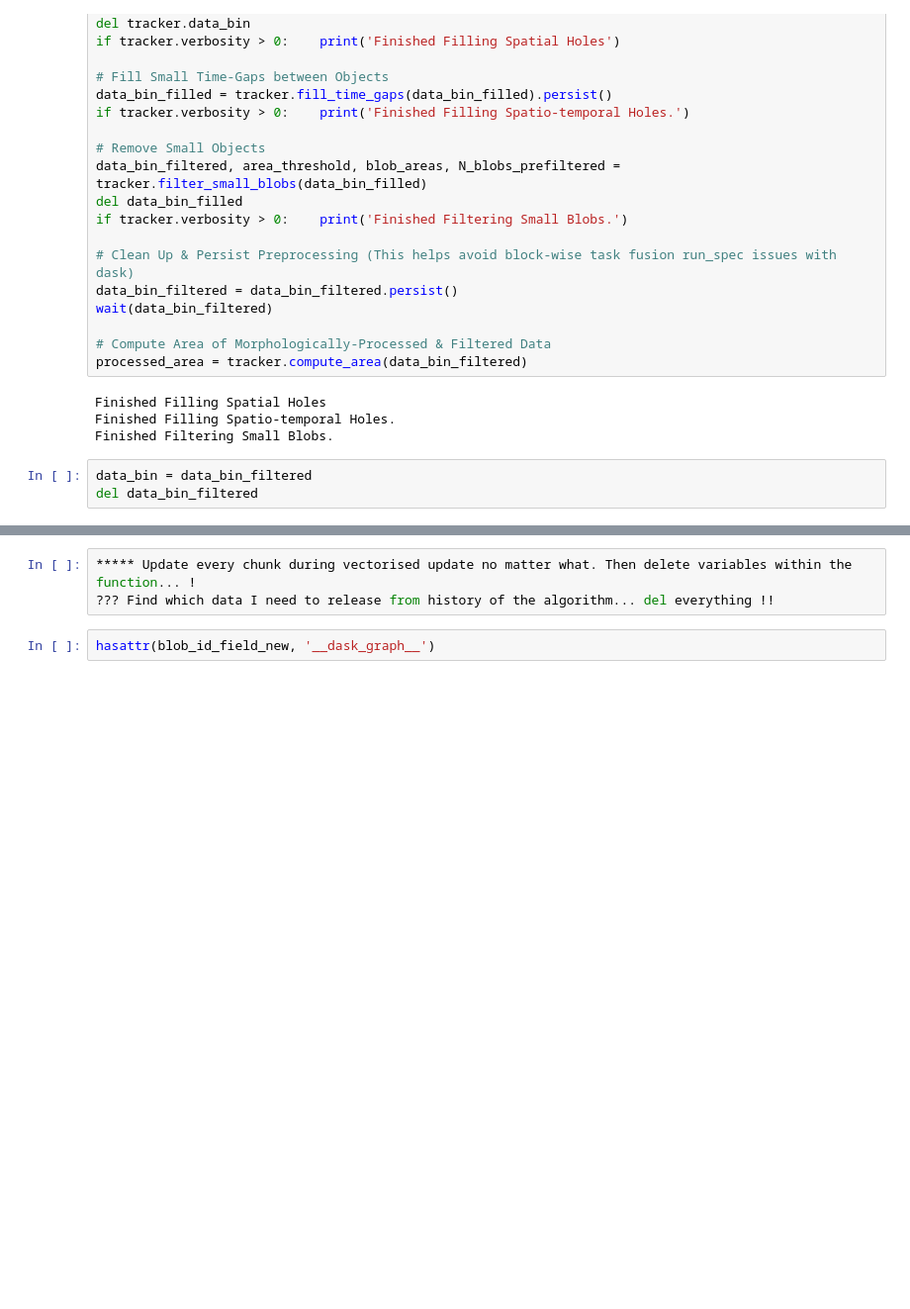
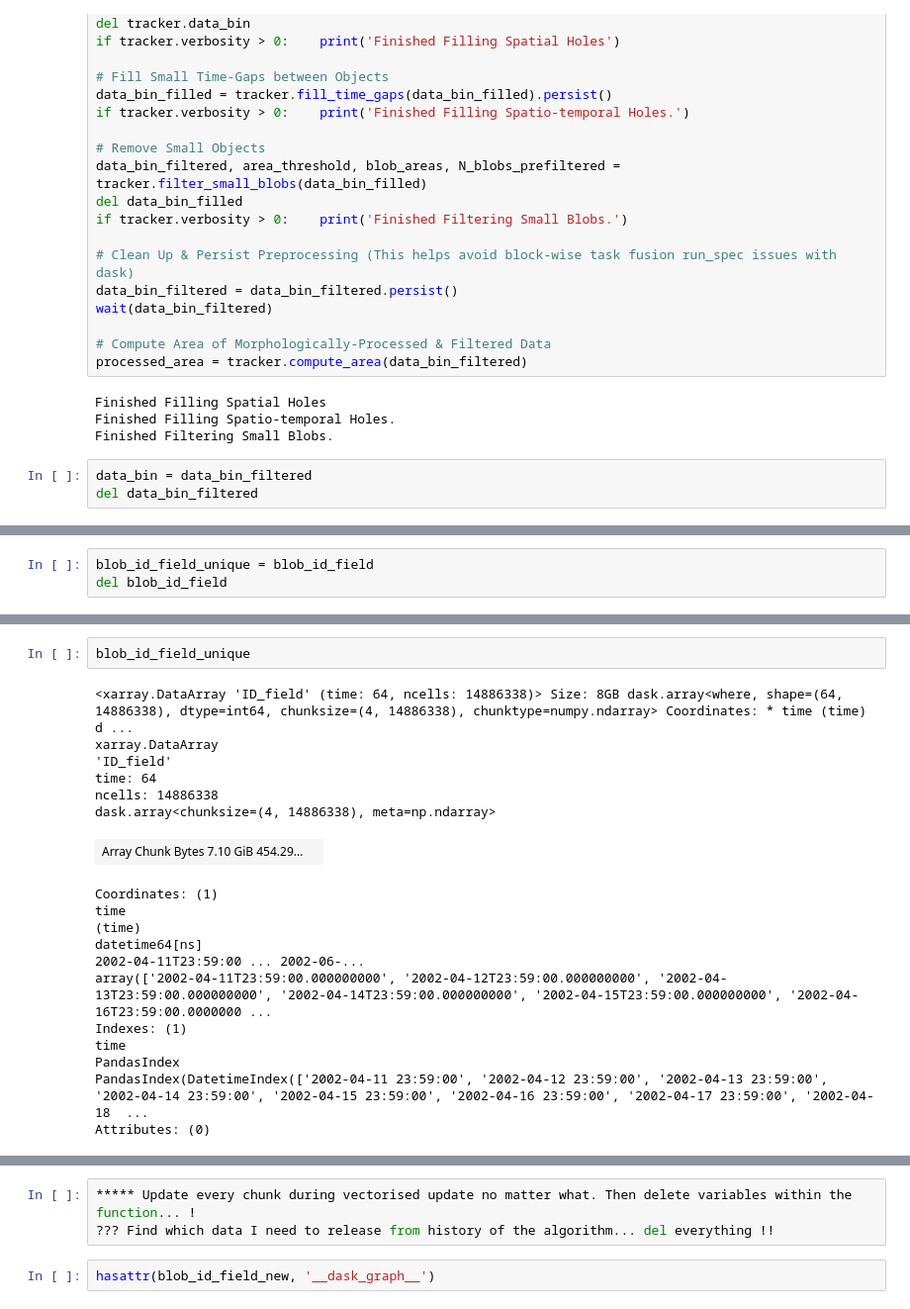
Before and after one commit to wienkers/spot_the_blOb, a Jupyter notebook: notebooks/unstructured/02_id_track_events.ipynb, the cells around one changed output, grey strips where cells are left out. Shown at 99% size. Saved outputs shown, nothing was run; the diff lists cells and outputs as text; blank space fills up the shorter version.

```diff
--- a/notebooks/unstructured/02_id_track_events.ipynb
+++ b/notebooks/unstructured/02_id_track_events.ipynb
@@ -655,0 +677,3 @@ def sparse_bool_power(vec, sp_data, indices, indptr, exponent):
+# %%
+blob_id_field_unique = blob_id_field
+del blob_id_field
@@ -655,0 +1178,21 @@ def sparse_bool_power(vec, sp_data, indices, indptr, exponent):
+# %%
+blob_id_field_unique
+# %% [output]
+<xarray.DataArray 'ID_field' (time: 64, ncells: 14886338)> Size: 8GB dask.array<where, shape=(64, 14886338), dtype=int64, chunksize=(4, 14886338), chunktype=numpy.ndarray> Coordinates: * time (time) d ...
+xarray.DataArray
+'ID_field'
+time: 64
+ncells: 14886338
+dask.array<chunksize=(4, 14886338), meta=np.ndarray>
+| Array Chunk Bytes 7.10 GiB 454.29... |  |
+Coordinates: (1)
+time
+(time)
+datetime64[ns]
+2002-04-11T23:59:00 ... 2002-06-...
+array(['2002-04-11T23:59:00.000000000', '2002-04-12T23:59:00.000000000', '2002-04-13T23:59:00.000000000', '2002-04-14T23:59:00.000000000', '2002-04-15T23:59:00.000000000', '2002-04-16T23:59:00.0000000 ...
+Indexes: (1)
+time
+PandasIndex
+PandasIndex(DatetimeIndex(['2002-04-11 23:59:00', '2002-04-12 23:59:00', '2002-04-13 23:59:00', '2002-04-14 23:59:00', '2002-04-15 23:59:00', '2002-04-16 23:59:00', '2002-04-17 23:59:00', '2002-04-18  ...
+Attributes: (0)
```
Also changed, not shown: parts of 21 cells of this notebook, 1 other file.
